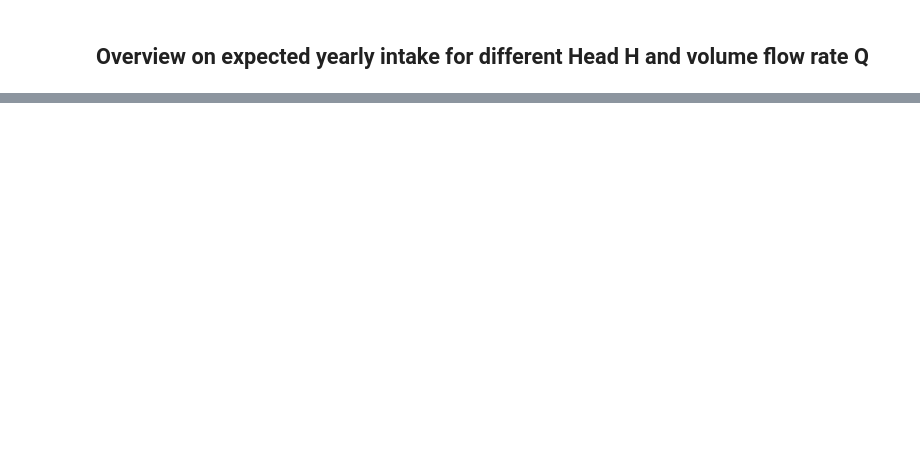
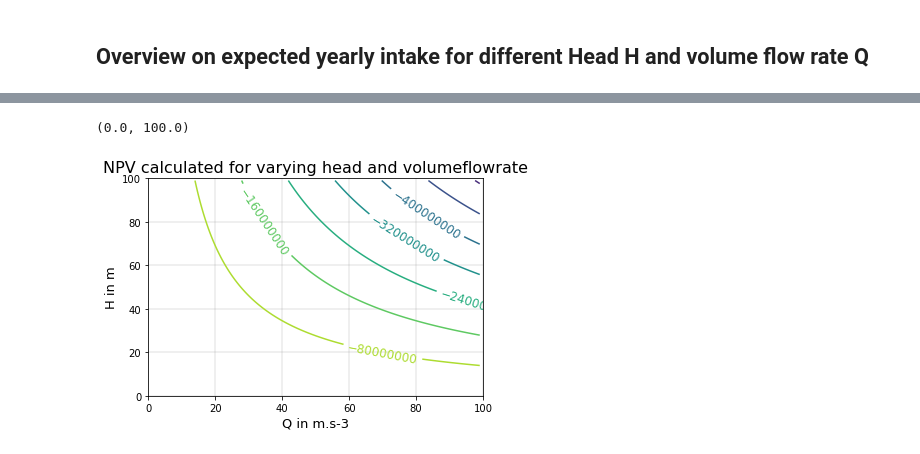
Before and after one commit to GeorgFerdinandSchneider/KaplanTurbineRunnerSizingTool, a Jupyter notebook: Invest.ipynb, the cells around one changed output, grey strips where cells are left out. Cells and saved outputs as stored; diff of their text form; code cells hidden in the pictures; blank space fills up the shorter version.

Commit message:
implemented Invest.ipynb

```diff
--- a/Invest.ipynb
+++ b/Invest.ipynb
@@ -142,0 +300,71 @@ NPV is positive, your invest is likely to be lucrative
+# %%
+# Need for a contour plot
+# https://www.tutorialspoint.com/matplotlib/matplotlib_contour_plot.htm
+#https://matplotlib.org/stable/gallery/images_contours_and_fields/contour_demo.html
+
+
+import numpy as np
+import matplotlib.cm as cm
+import matplotlib.pyplot as plt
+
+# Ranges
+Q = np.arange( 0.001 , 100.0 , 1 )
+H = np.arange( 1 , 100.0 , 1 )
+
+# Constant economic parameter
+r = 0.05 # Interest rate in percent
+T = 20 # Number of years to be considered
+OAM = 0.02 # Maintenance cost in percent of the total invest
+EP    = 0.12 # in €.kWh-1
+FLH   = 4500 # in h.a-1
+
+def calculate_net_present_value_for_hydro( rho , g , h , q , eta_eff , C_W_to_kW , FLH , EP , CAPEX , OAM , T , r ):
+    """
+    Calculate for a given head and volume flow rate and economic parameters the net present value
+    """
+    # Electric power
+    P_el = rho * g * h * q * eta_eff / C_W_to_kW
+
+    # Calculate constant yearly intake from given parameter
+    YI = P_el * FLH * EP
+
+    # Calculate total absolute capital expenditure
+    I = P_el * CAPEX
+
+    # Initialise variable
+    cashflows = [ YI - I * OAM ] * T
+
+    sum = 0
+    t = 0
+
+    # Calculating the sum of cashflows
+    for cf in cashflows:
+        t = t + 1
+        sum += float( cf ) / ( 1 + r ) ** t
+    NPV = sum - I
+    return NPV
+
+
+# Calculate NPV values
+NPV = np.zeros( [ len( H ) , len( Q ) ] )
+
+i = 0
+j = 0
+
+for i in range( 0 , len( H ) , 1 ) :
+    for j in range( 0 , len( Q ) , 1 ):
+        NPV[ i ][ j ] = calculate_net_present_value_for_hydro( rho , g , H[ i ] , Q[ j ] , eta_eff , C_W_to_kW , FLH , EP , CAPEX , OAM , T , r )
+
+fig, ax = plt.subplots()
+#CS = ax.contour( Q , H , NPV , levels=[-10000, 0, 10000])
+CS = ax.contour( Q , H , NPV )
+ax.clabel( CS , inline = True , fontsize = 12)
+plt.grid( visible = True , which = 'both' , color = 'grey', ls = '-' , lw = 0.25 )
+ax.set_title('NPV calculated for varying head and volumeflowrate' , fontsize = 16 )
+ax.set_xlabel( 'Q in m.s-3' , fontsize = 13 )
+ax.set_ylabel( 'H in m' , fontsize = 13 )
+ax.set_xlim( 0 , 100 )
+ax.set_ylim( 0 , 100 )
+# %% [output]
+(0.0, 100.0)
+[figure, added]
```
Also changed, not shown: parts of 12 cells of this notebook.
